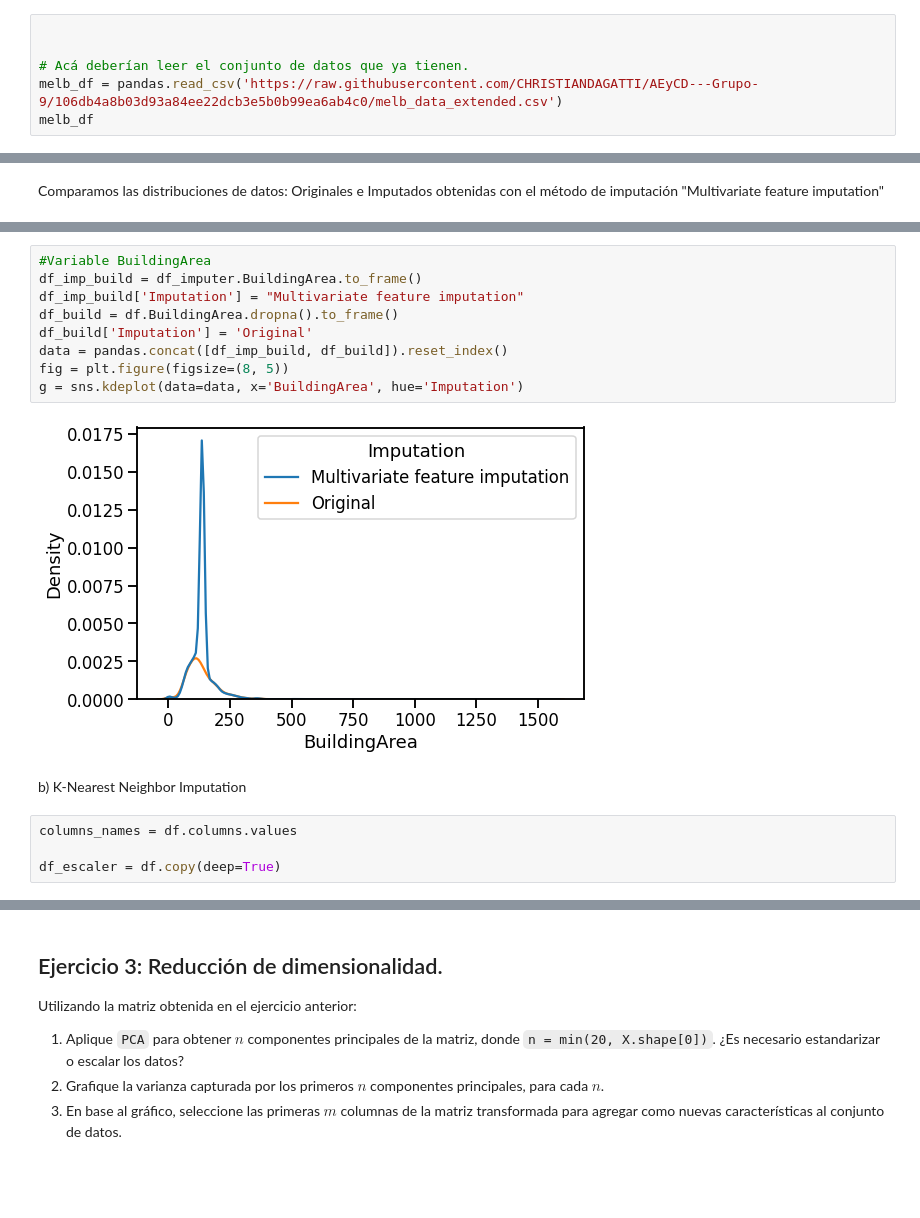
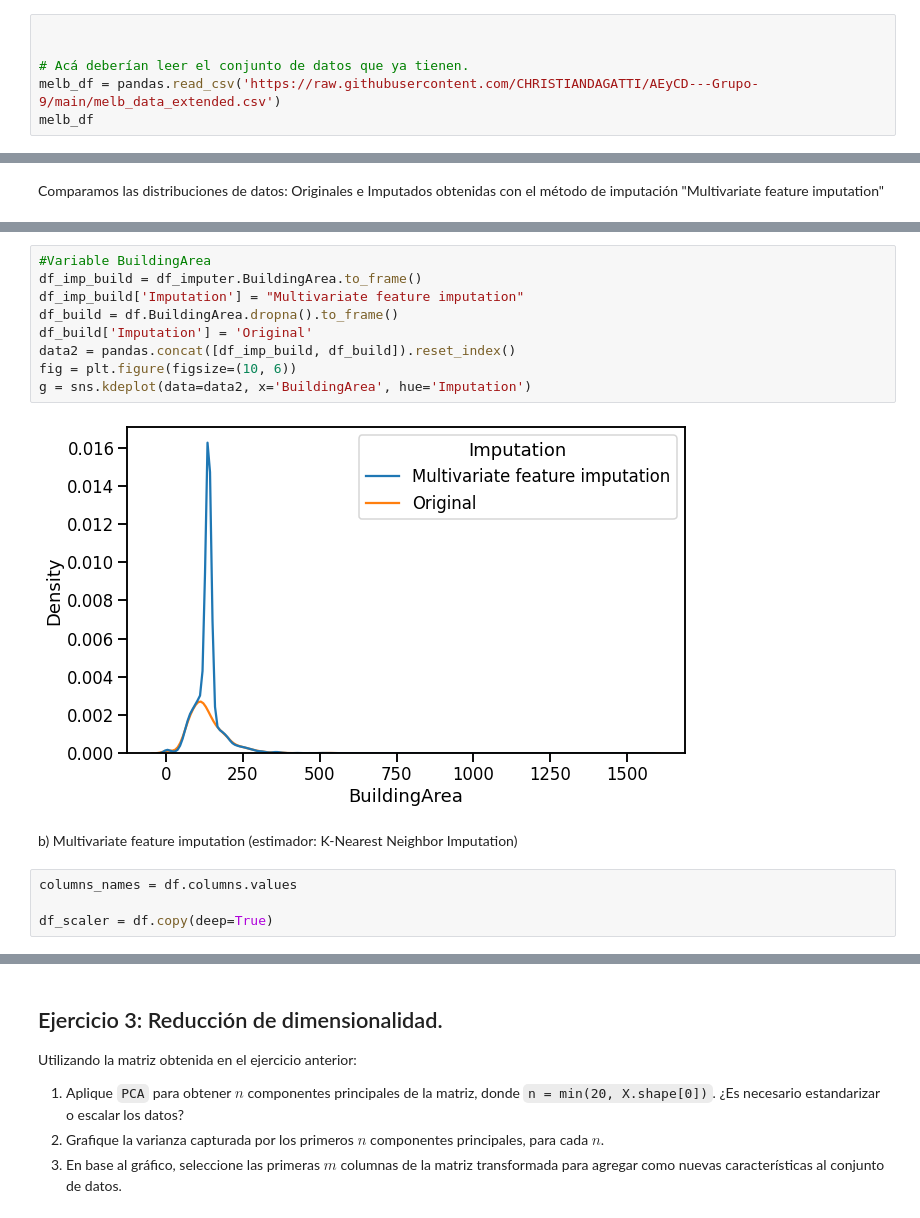
Before and after one commit to CHRISTIANDAGATTI/AEyCD---Grupo-9, a Jupyter notebook: Entregable_Parte_2_2022.ipynb, the cells around one changed output, grey strips where cells are left out. Drawn from its saved outputs; the diff is of its cells as text; blank space fills up the shorter version.

```diff
--- a/Entregable_Parte_2_2022.ipynb
+++ b/Entregable_Parte_2_2022.ipynb
@@ -28,7 +28,7 @@ sns.set_context('talk')
 
 
 # Acá deberían leer el conjunto de datos que ya tienen.
-melb_df = pandas.read_csv('https://raw.githubusercontent.com/CHRISTIANDAGATTI/AEyCD---Grupo-9/106db4a8b03d93a84ee22dcb3e5b0b99ea6ab4c0/melb_data_extended.csv')
+melb_df = pandas.read_csv('https://raw.githubusercontent.com/CHRISTIANDAGATTI/AEyCD---Grupo-9/main/melb_data_extended.csv')
 melb_df
 # %% [output]
 |  | Suburb | Rooms | Type | Price | Distance | Postcode | Bathroom | Car | BuildingArea | YearBuilt | ... |
@@ -339,18 +338,18 @@ g = sns.kdeplot(data=data, x='YearBuilt', hue='Imputation')
 # %%
 #Variable BuildingArea
 df_imp_build = df_imputer.BuildingArea.to_frame()
 df_imp_build['Imputation'] = "Multivariate feature imputation"
 df_build = df.BuildingArea.dropna().to_frame()
 df_build['Imputation'] = 'Original'
-data = pandas.concat([df_imp_build, df_build]).reset_index()
-fig = plt.figure(figsize=(8, 5))
-g = sns.kdeplot(data=data, x='BuildingArea', hue='Imputation')
+data2 = pandas.concat([df_imp_build, df_build]).reset_index()
+fig = plt.figure(figsize=(10, 6))
+g = sns.kdeplot(data=data2, x='BuildingArea', hue='Imputation')
 # %% [output]
-[figure, old version]
+[figure, new version]
 # %% [markdown]
-b) K-Nearest Neighbor Imputation
+b) Multivariate feature imputation (estimador: K-Nearest Neighbor Imputation)
 # %%
 columns_names = df.columns.values
 
-df_escaler = df.copy(deep=True)
+df_scaler = df.copy(deep=True)
 # %%
```
Also changed, not shown: parts of 43 cells of this notebook.
